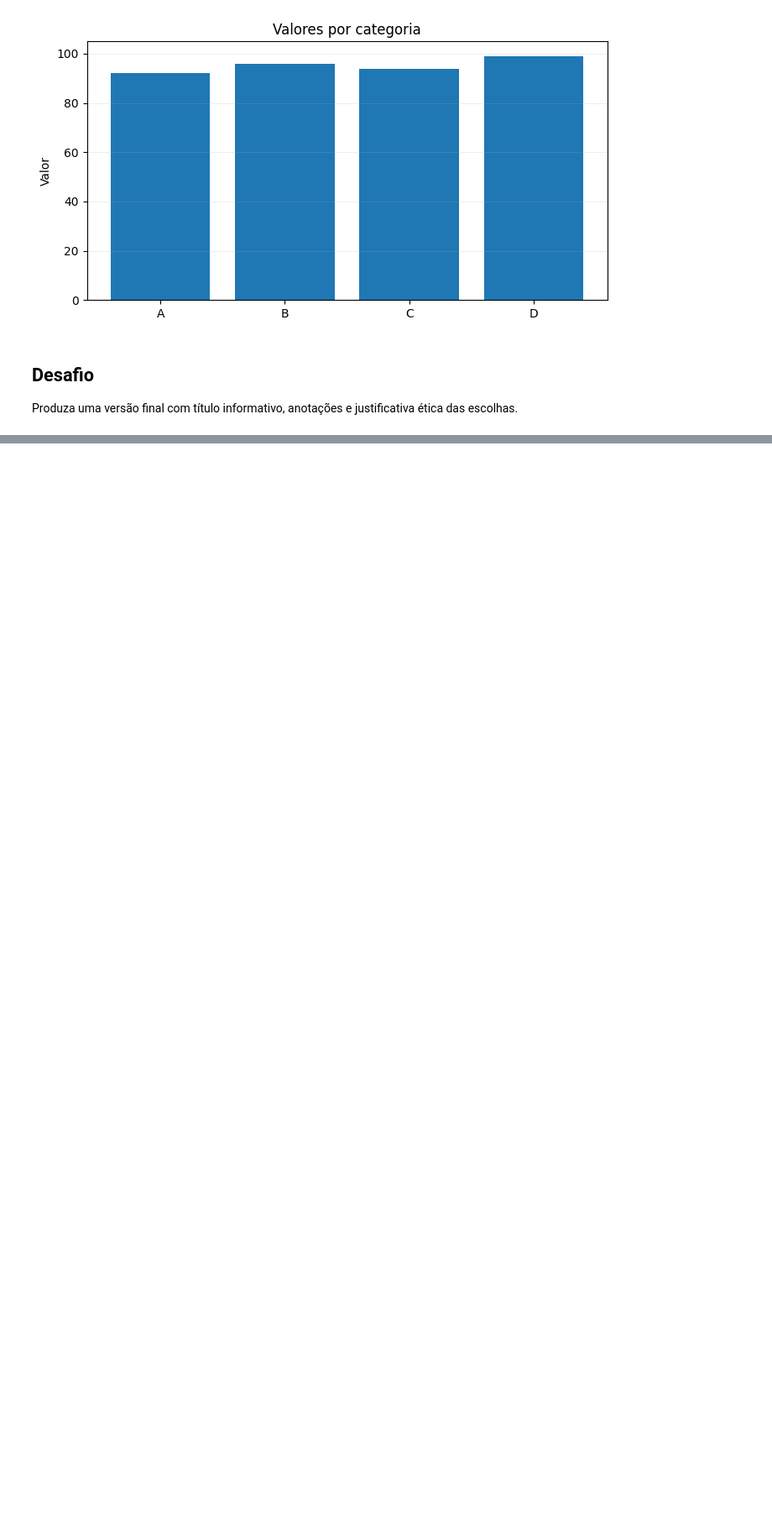
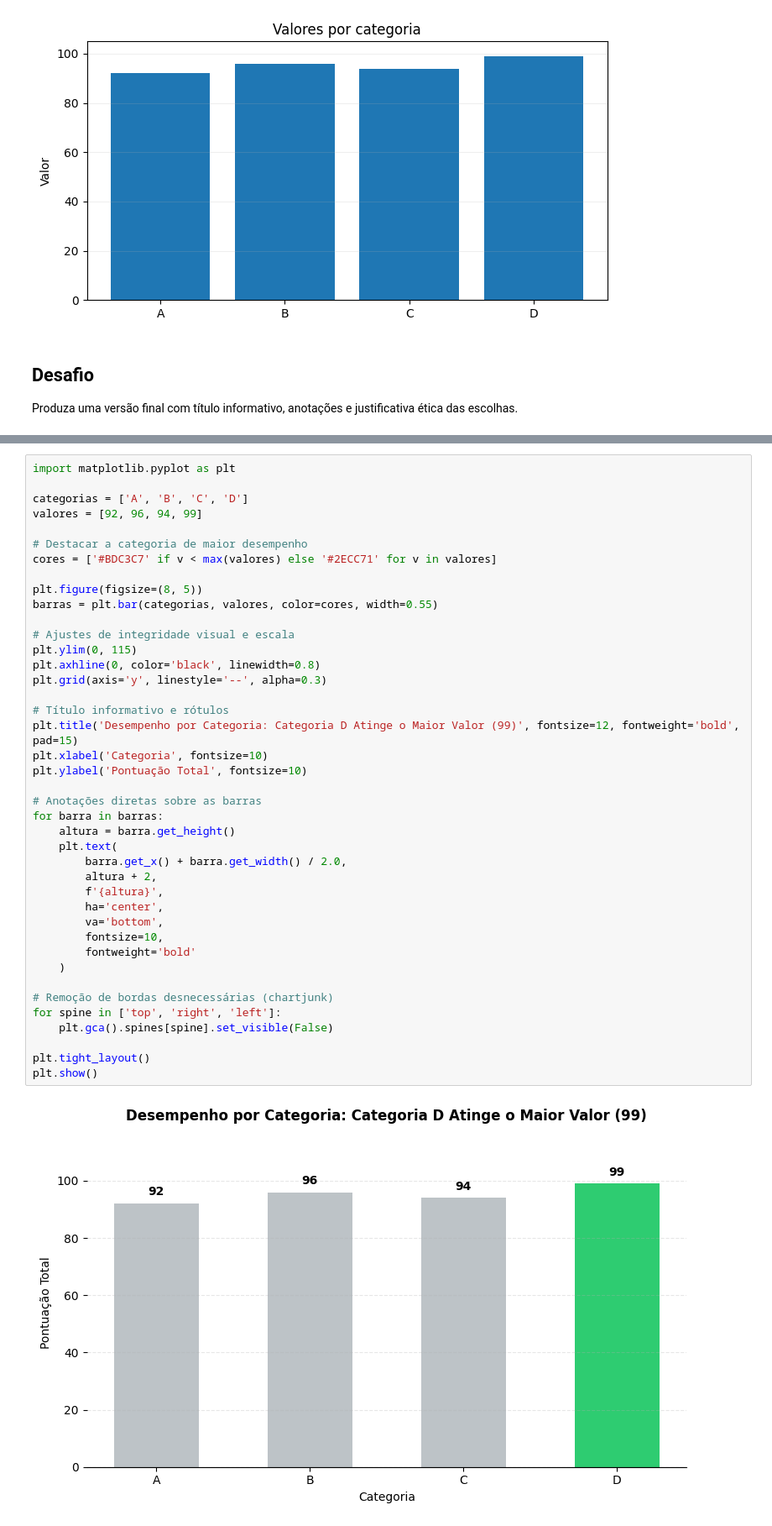
Before and after one commit to adalbertobalaoIF/colabs, a Jupyter notebook: LAB05_AdalbertoBalao.ipynb, the cells around one changed output, grey strips where cells are left out. Shown at 84% size. Cells and saved outputs as stored; diff of their text form; blank space fills up the shorter version.

```diff
--- a/LAB05_AdalbertoBalao.ipynb
+++ b/LAB05_AdalbertoBalao.ipynb
@@ -35,0 +48,43 @@ Produza uma versão final com título informativo, anotações e justificativa
+# %%
+import matplotlib.pyplot as plt
+
+categorias = ['A', 'B', 'C', 'D']
+valores = [92, 96, 94, 99]
+
+# Destacar a categoria de maior desempenho
+cores = ['#BDC3C7' if v < max(valores) else '#2ECC71' for v in valores]
+
+plt.figure(figsize=(8, 5))
+barras = plt.bar(categorias, valores, color=cores, width=0.55)
+
+# Ajustes de integridade visual e escala
+plt.ylim(0, 115)
+plt.axhline(0, color='black', linewidth=0.8)
+plt.grid(axis='y', linestyle='--', alpha=0.3)
+
+# Título informativo e rótulos
+plt.title('Desempenho por Categoria: Categoria D Atinge o Maior Valor (99)', fontsize=12, fontweight='bold', pad=15)
+plt.xlabel('Categoria', fontsize=10)
+plt.ylabel('Pontuação Total', fontsize=10)
+
+# Anotações diretas sobre as barras
+for barra in barras:
+    altura = barra.get_height()
+    plt.text(
+        barra.get_x() + barra.get_width() / 2.0,
+        altura + 2,
+        f'{altura}',
+        ha='center',
+        va='bottom',
+        fontsize=10,
+        fontweight='bold'
+    )
+
+# Remoção de bordas desnecessárias (chartjunk)
+for spine in ['top', 'right', 'left']:
+    plt.gca().spines[spine].set_visible(False)
+
+plt.tight_layout()
+plt.show()
+# %% [output]
+[figure, added]
```
Also changed, not shown: parts of 3 cells of this notebook.
